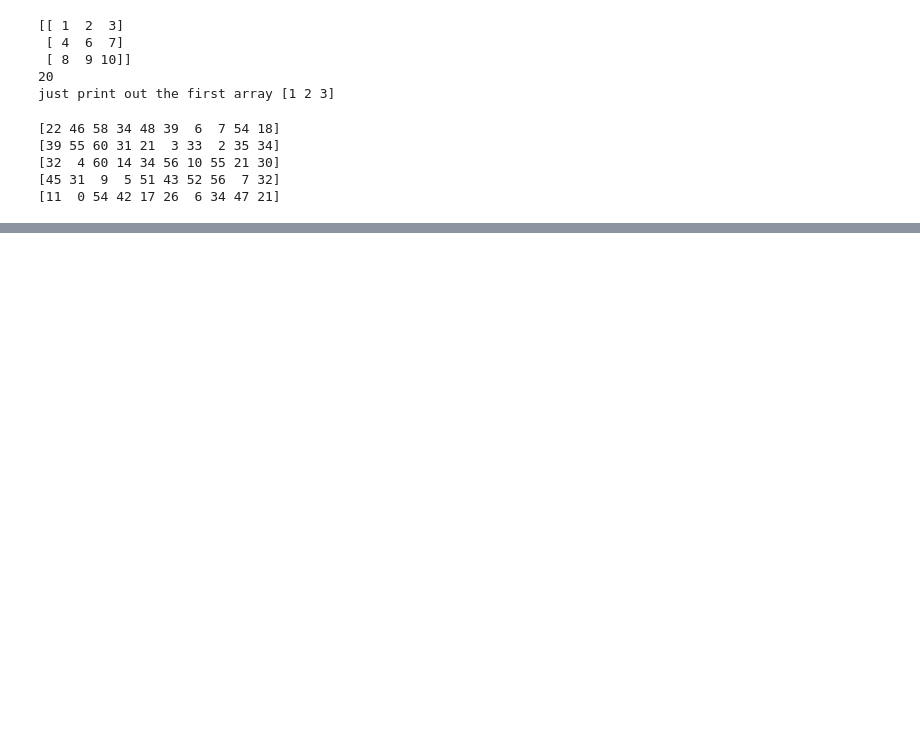
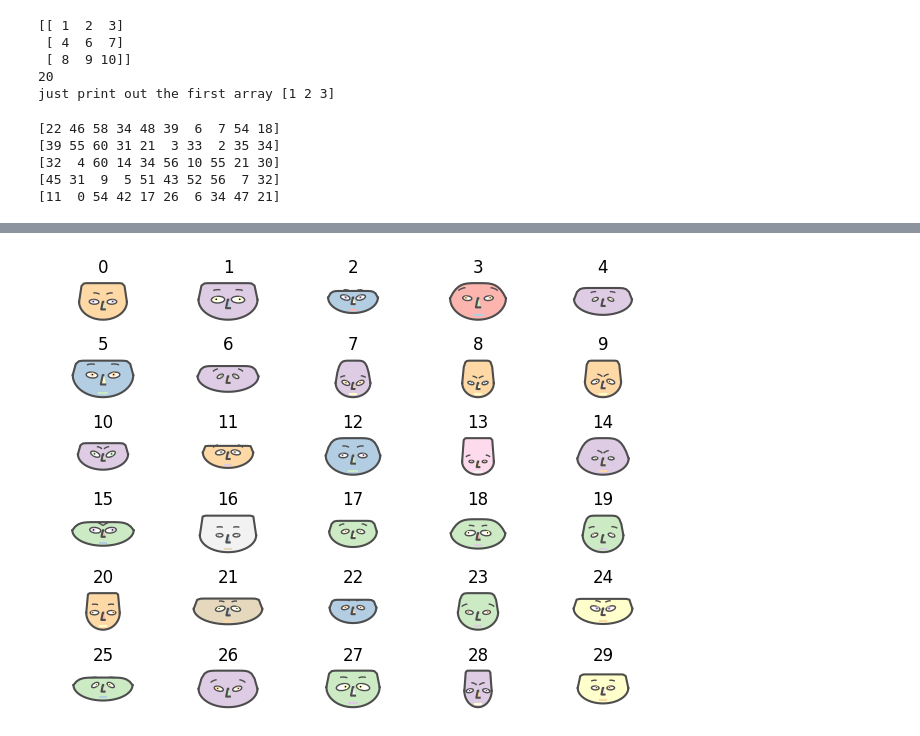
Before and after one commit to Coreym6/Public-Practice-, a Jupyter notebook: Study Implementations/matrices.ipynb, the cells around one changed output, grey strips where cells are left out. Cells and saved outputs as stored; diff of their text form; code cells hidden in the pictures; blank space fills up the shorter version.

Commit message:
beginning of chernoffs faces

```diff
--- a/Study Implementations/matrices.ipynb
+++ b/Study Implementations/matrices.ipynb
@@ -77,0 +103,15 @@ def random_range(start, stop=None, step=None):
+# %%
+#establish the random range
+numpy.random.seed(64)
+data = numpy.random.rand(30,7)
+# chernoff faces
+# Make Chernoff faces
+fig = chernoff_face(data=data,
+                    titles=[str(x) for x in list(range(len(data)))],
+                    color_mapper=matplotlib.cm.Pastel1)
+
+# Display
+fig.tight_layout()
+matplotlib.pyplot.show()
+# %% [output]
+[figure, added]
```
Also changed, not shown: parts of 2 cells of this notebook.
